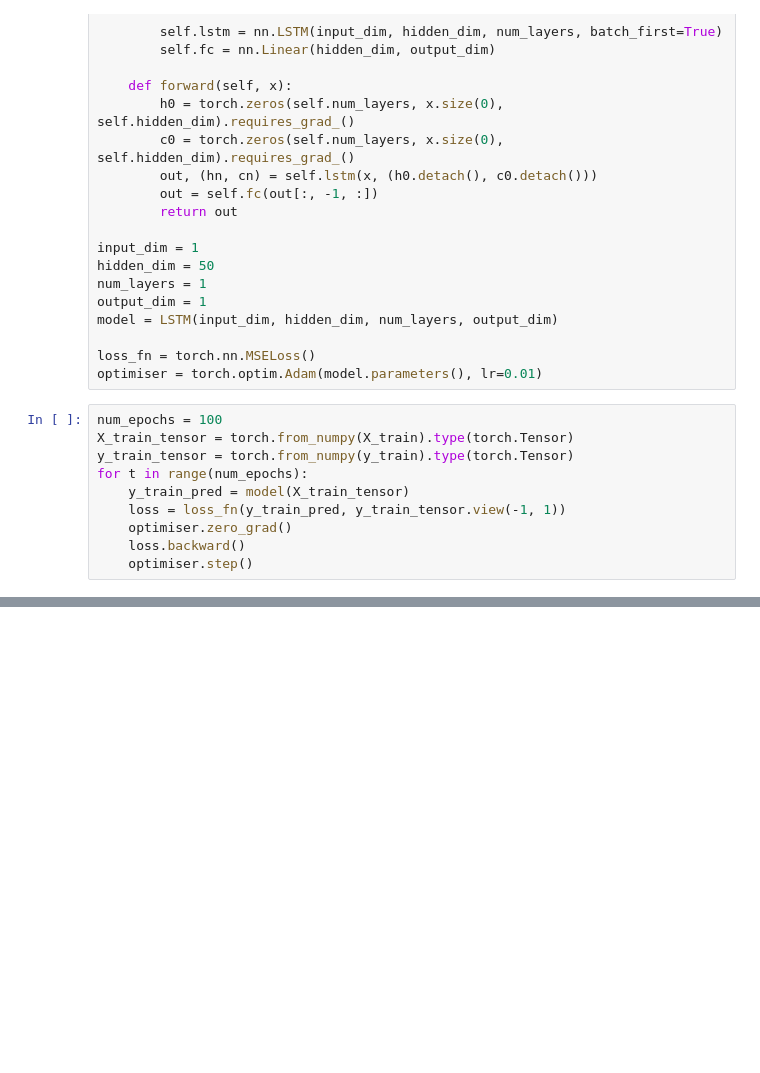
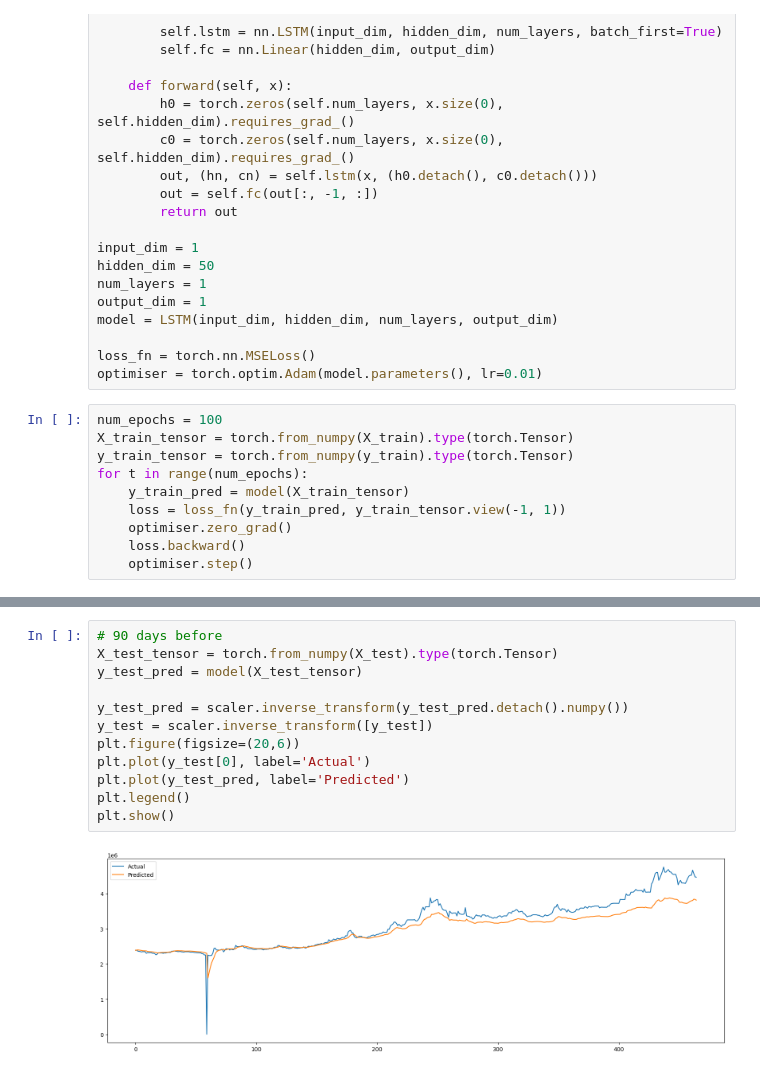
Before and after one commit to houmanhaghi/Gold3nMind, a Jupyter notebook: gold3n_mind.ipynb, the cells around one changed output, grey strips where cells are left out. Saved outputs shown, nothing was run; the diff lists cells and outputs as text; blank space fills up the shorter version.

```diff
--- a/gold3n_mind.ipynb
+++ b/gold3n_mind.ipynb
@@ -180,0 +192,14 @@ plt.show()
+# %%
+# 90 days before
+X_test_tensor = torch.from_numpy(X_test).type(torch.Tensor)
+y_test_pred = model(X_test_tensor)
+
+y_test_pred = scaler.inverse_transform(y_test_pred.detach().numpy())
+y_test = scaler.inverse_transform([y_test])
+plt.figure(figsize=(20,6))
+plt.plot(y_test[0], label='Actual')
+plt.plot(y_test_pred, label='Predicted')
+plt.legend()
+plt.show()
+# %% [output]
+[figure, added]
```
Also changed, not shown: parts of 4 cells of this notebook.
